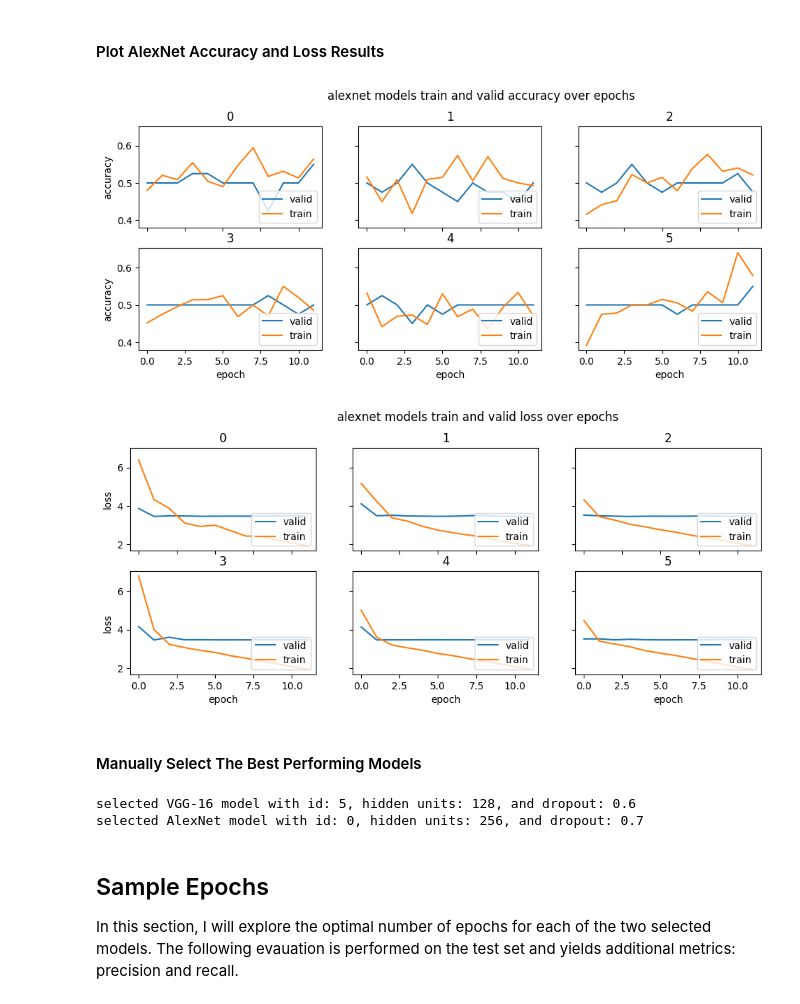
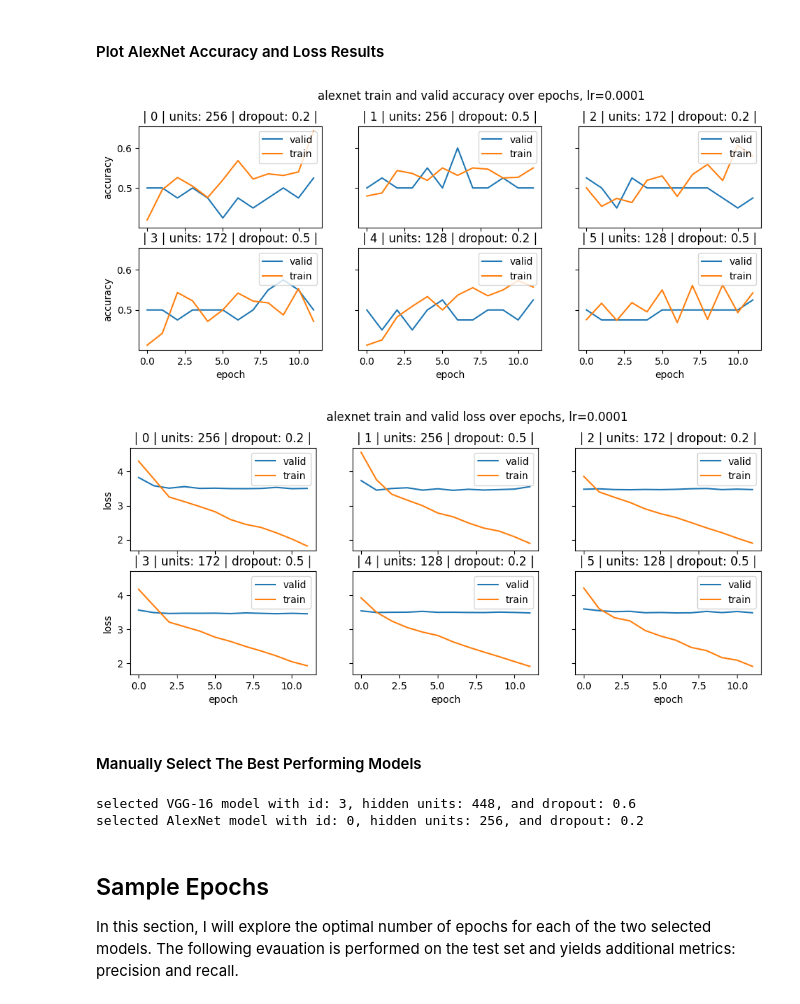
Before and after one commit to MariyaSha/AlteredNet, a Jupyter notebook: AlteredNet_Classification.ipynb, the cells around one changed output. Cells and saved outputs as stored; diff of their text form; code cells hidden in the pictures.

```diff
--- a/AlteredNet_Classification.ipynb
+++ b/AlteredNet_Classification.ipynb
@@ -424,0 +448,4 @@ model 5 is done, moving to next model...
+# %%
+learning_rate = 0.0001
+weight_decay = 0.005
+alexnet_results = get_sampling(alexnet_models, epochs, weight_decay)
@@ -426,8 +471,18 @@ model 5 is done, moving to next model...
 ### Visualize Sampling Reasults
 #### Plot Sampling Reasults Function
 # %%
-def plot_accuracy(results, model_name, metric):
-
+def plot_training_results(results, my_models, model_name, metric):
+    """
+    plot desired evaluation metric for 6 or 3 models - accuracy or loss
+    - input results: dictionary of 4 training metrics:
+            - validation loss
+            - training loss
+            - validation accuracy
+            - training accuracy
+    - input my_models: dictionaty of torchvision models
+    - input model name: string of either "VGG" or "AlexNet" depending on the designation of the reuslts dict
+    - input metric: string of wither "accuracy" or "loss", depending on the desired metric to plot
+    """
     if len(results) == 3:
         # plot one row of 3 graphs
         rows, cols = 1, len(results)
@@ -438,17 +493,21 @@ def plot_accuracy(results, model_name, metric):
         fig, (ax1, ax2) = plt.subplots(rows, cols, figsize=(10, 4), sharex=True, sharey=True)
 
     for i in range(len(results)):
-        # arrange and label results
-        vgg_test = {}
-        vgg_test["valid_loss"], vgg_test["valid_acc"], vgg_test["train_loss"], vgg_test["train_acc"] = results[i]
+        # fetch model information
+        model_info = "| {} | units: {} | dropout: {} |".format(
+                my_models[i]["id"], my_models[i]["io_units"], my_models[i]["dropout"])
+
+        # unpack training results
+        unpacked_results = {}
+        unpacked_results["valid_loss"], unpacked_results["valid_acc"], unpacked_results["train_loss"], unpacked_results["train_acc"] = results[i]
 
         if metric == "accuracy":
             # fetch accuracy data
-            acc = {'valid': vgg_test["valid_acc"], 'train': vgg_test["train_acc"]}
+            acc = {'valid': unpacked_results["valid_acc"], 'train': unpacked_results["train_acc"]}
             data = pd.DataFrame(data=acc)
         elif metric == "loss":
             # fetch loss data
-            loss = {'valid': vgg_test["valid_loss"], 'train': vgg_test["train_loss"]}
+            loss = {'valid': unpacked_results["valid_loss"], 'train': unpacked_results["train_loss"]}
             data = pd.DataFrame(data=loss)
         else:
             print("unrecognized metric, please choose 'accuracy' or 'loss'...")
@@ -459,6 +518,7 @@ def plot_accuracy(results, model_name, metric):
                 # plot 1 row of accuracy data
                 ax1[i].plot(acc["valid"], label="valid")
                 ax1[i].plot(acc["train"], label="train")
+
             elif len(results) == 3 and metric == "loss":
                 # plot 1 row of loss data
                 ax1[i].plot(loss["valid"], label="valid")
@@ -468,7 +528,7 @@ def plot_accuracy(results, model_name, metric):
                 ax1[i].plot(data, label=data.columns)
             # plot parameters
             ax1[i].legend(loc="upper right")
-            ax1[i].title.set_text(i)
+            ax1[i].title.set_text(model_info)
             ax1[i].set_ylabel(metric)
             ax1[i].set_xlabel("epoch")
 
@@ -477,11 +537,11 @@ def plot_accuracy(results, model_name, metric):
             idx = abs(len(results)//2 - i)
             ax2[idx].plot(data, label=data.columns)
             ax2[idx].legend(loc="upper right")
-            ax2[idx].title.set_text(i)
+            ax2[idx].title.set_text(model_info)
             ax2[idx].set_ylabel(metric)
             ax2[idx].set_xlabel("epoch")
 
-    fig.suptitle(model_name + ' models train and valid '+ metric +' over epochs')
+    fig.suptitle(model_name + ' train and valid '+ metric +' over epochs, lr=' + str(learning_rate))
     plt.subplots_adjust(top=0.85)
     plt.subplots_adjust(left=0.01)
     plt.subplots_adjust(bottom=0.05)
@@ -501,15 +561,15 @@ plot_accuracy(vgg_results, "VGG", "loss")
 # %% [markdown]
 #### Plot AlexNet Accuracy and Loss Results
 # %%
-plot_accuracy(alexnet_results, "alexnet", "accuracy")
-plot_accuracy(alexnet_results, "alexnet", "loss")
+plot_training_results(alexnet_results, alexnet_models, "alexnet", "accuracy")
+plot_training_results(alexnet_results, alexnet_models, "alexnet", "loss")
 # %% [output]
-[figure, old version]
+[figure, new version]
-[figure, old version]
+[figure, new version]
 # %% [markdown]
 #### Manually Select The Best Performing Models
 # %%
-best_vgg = vgg_models[5]
+best_vgg = vgg_models[3]
 best_alexnet = alexnet_models[0]
 
 print("selected VGG-16 model with id: {}, hidden units: {}, and dropout: {}".format(
@@ -524,8 +584,8 @@ print("selected AlexNet model with id: {}, hidden units: {}, and dropout: {}".fo
     best_alexnet["dropout"],
 ))
 # %% [output]
-selected VGG-16 model with id: 5, hidden units: 128, and dropout: 0.6
-selected AlexNet model with id: 0, hidden units: 256, and dropout: 0.7
+selected VGG-16 model with id: 3, hidden units: 448, and dropout: 0.6
+selected AlexNet model with id: 0, hidden units: 256, and dropout: 0.2
 # %% [markdown]
 ## Sample Epochs
 
```
Also changed, not shown: parts of 32 cells of this notebook, 8 other files.
